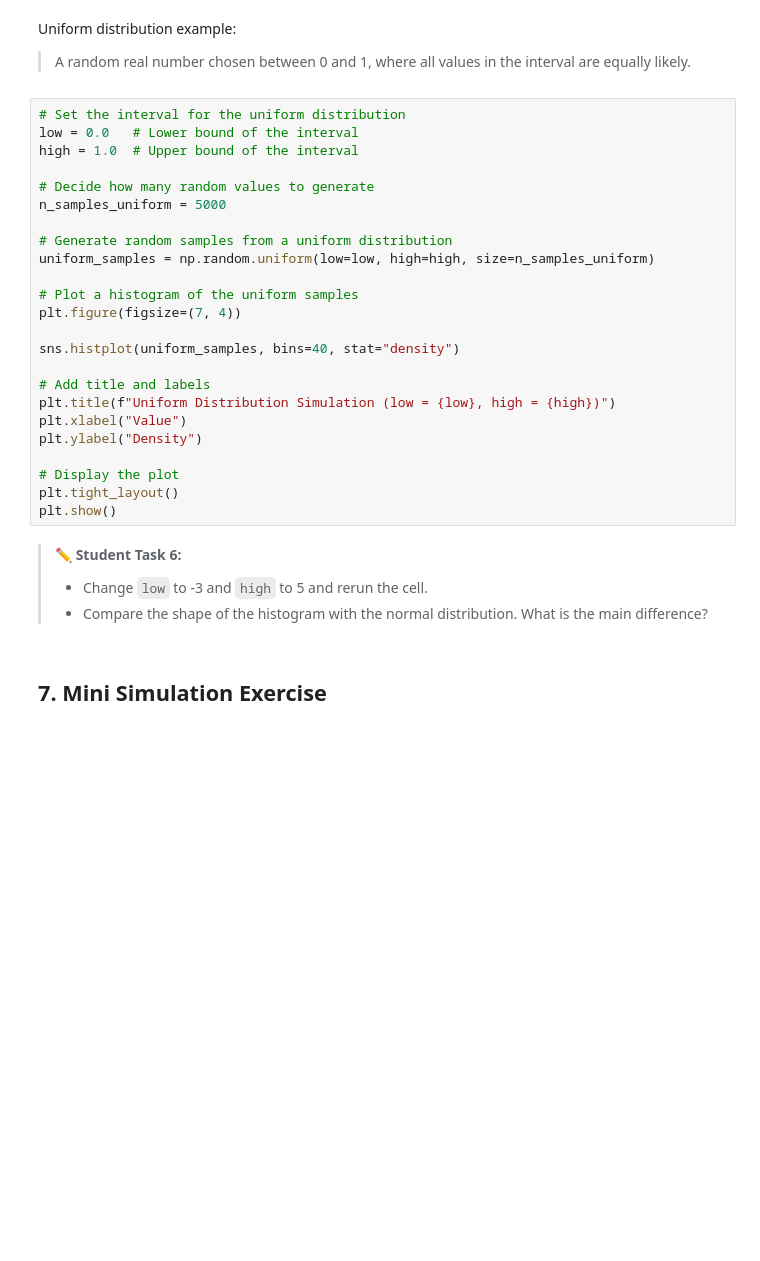
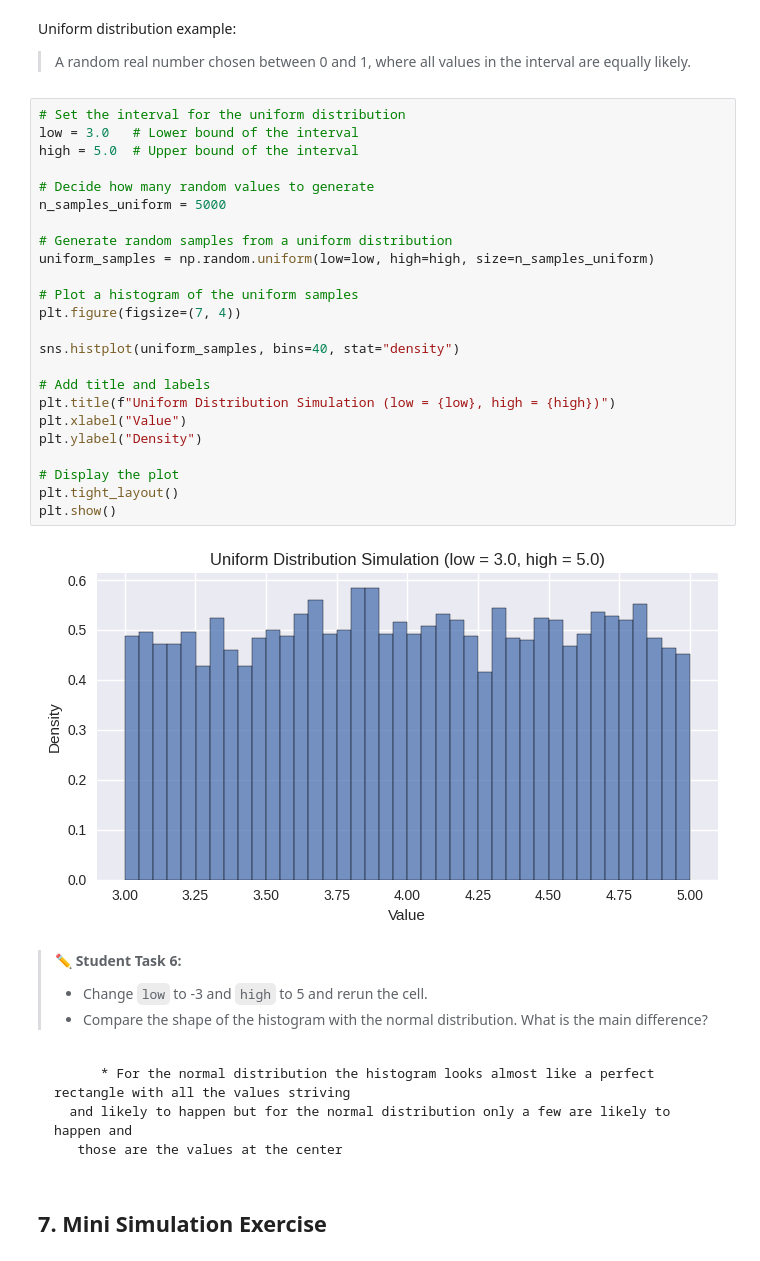
Before and after one commit to Roheemah001/OOU_DTS201_Introduction_to_Data_Science, a Jupyter notebook: notebooks/DTS201_Week4_PH_Student_Centred.ipynb, the cells around one changed output. Drawn from its saved outputs; the diff is of its cells as text; blank space fills up the shorter version.

```diff
--- a/notebooks/DTS201_Week4_PH_Student_Centred.ipynb
+++ b/notebooks/DTS201_Week4_PH_Student_Centred.ipynb
@@ -302,32 +348,38 @@ Uniform distribution example:
 > A random real number chosen between 0 and 1, where all values in the interval are equally likely.
 # %%
 # Set the interval for the uniform distribution
-low = 0.0   # Lower bound of the interval
-high = 1.0  # Upper bound of the interval
+low = 3.0   # Lower bound of the interval
+high = 5.0  # Upper bound of the interval
 
 # Decide how many random values to generate
 n_samples_uniform = 5000
 
 # Generate random samples from a uniform distribution
 uniform_samples = np.random.uniform(low=low, high=high, size=n_samples_uniform)
 
 # Plot a histogram of the uniform samples
 plt.figure(figsize=(7, 4))
 
 sns.histplot(uniform_samples, bins=40, stat="density")
 
 # Add title and labels
 plt.title(f"Uniform Distribution Simulation (low = {low}, high = {high})")
 plt.xlabel("Value")
 plt.ylabel("Density")
 
 # Display the plot
 plt.tight_layout()
 plt.show()
+# %% [output]
+[figure, added]
 # %% [markdown]
 > ✏️ **Student Task 6:**
 > - Change `low` to -3 and `high` to 5 and rerun the cell.
 > - Compare the shape of the histogram with the normal distribution. What is the main difference?
+# %% [markdown]
+          * For the normal distribution the histogram looks almost like a perfect rectangle with all the values striving
+      and likely to happen but for the normal distribution only a few are likely to happen and
+       those are the values at the center
 # %% [markdown]
 ## 7. Mini Simulation Exercise
 # %% [markdown]
```
Also changed, not shown: parts of 15 cells of this notebook.
